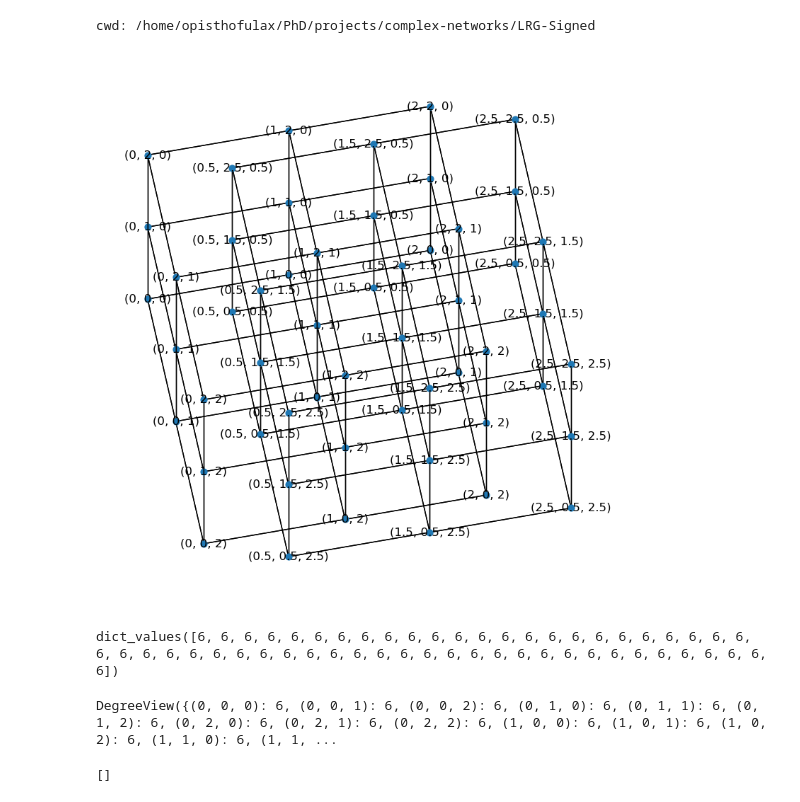
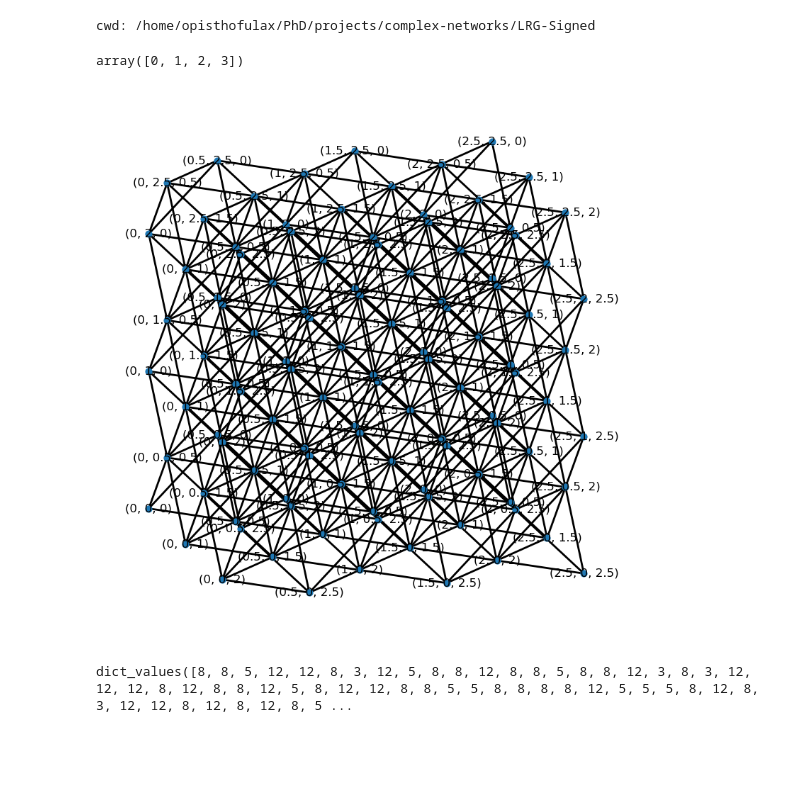
Before and after one commit to giulioiannelli/lrgsglib-public, a Jupyter notebook: nb/dev_tool_Lattice3D.ipynb, the cells around one changed output. Cells and saved outputs as stored; diff of their text form; code cells hidden in the pictures; blank space fills up the shorter version.

Commit message:
3D lattice added, missing fcc

```diff
--- a/nb/dev_tool_Lattice3D.ipynb
+++ b/nb/dev_tool_Lattice3D.ipynb
@@ -6,23 +6,19 @@ move_to_rootf(print_tf=True)
 # %% [output]
 cwd: /home/opisthofulax/PhD/projects/complex-networks/LRG-Signed
 # %%
-l = Lattice3D(dim=(3, 3, 3), pbc=True, with_positions=True, geo='bcc',
-              theta=np.pi/16, phi=np.pi/3)
+l = Lattice3D(dim=(3, 3, 3), pbc=False, with_positions=True, geo='fcc',
+              theta=np.pi/12, phi=np.pi/12)
+# %%
+np.where(np.array([i for i in range(10)]) < 4)[0]
+# %% [output]
+array([0, 1, 2, 3])
 # %%
 fig, ax = plt.subplots(figsize=(10, 10))
 ax.set_aspect('equal')
-nx.draw(l.G, pos=l.get_node_pos(), node_size=40, with_labels=True)
+nx.draw(l.G, pos=l.get_node_pos(), width=2, node_size=40, with_labels=True)
 # %% [output]
-[figure, old version]
+[figure, new version]
 # %%
 dict(l.G.degree()).values()
 # %% [output]
-dict_values([6, 6, 6, 6, 6, 6, 6, 6, 6, 6, 6, 6, 6, 6, 6, 6, 6, 6, 6, 6, 6, 6, 6, 6, 6, 6, 6, 6, 6, 6, 6, 6, 6, 6, 6, 6, 6, 6, 6, 6, 6, 6, 6, 6, 6, 6, 6, 6, 6, 6, 6, 6, 6, 6])
+dict_values([8, 8, 5, 12, 12, 8, 3, 12, 5, 8, 8, 12, 8, 8, 5, 8, 8, 12, 3, 8, 3, 12, 12, 12, 8, 12, 8, 8, 12, 5, 8, 12, 12, 8, 8, 5, 5, 8, 8, 8, 8, 12, 5, 5, 5, 8, 12, 8, 3, 12, 12, 8, 12, 8, 12, 8, 5 ...
-# %%
-np.where(l.G.degree()
-# %% [output]
-DegreeView({(0, 0, 0): 6, (0, 0, 1): 6, (0, 0, 2): 6, (0, 1, 0): 6, (0, 1, 1): 6, (0, 1, 2): 6, (0, 2, 0): 6, (0, 2, 1): 6, (0, 2, 2): 6, (1, 0, 0): 6, (1, 0, 1): 6, (1, 0, 2): 6, (1, 1, 0): 6, (1, 1, ...
-# %%
-list(l.cprod)
-# %% [output]
-[]
```
Also changed, not shown: parts of 13 cells of this notebook, 8 other files.
